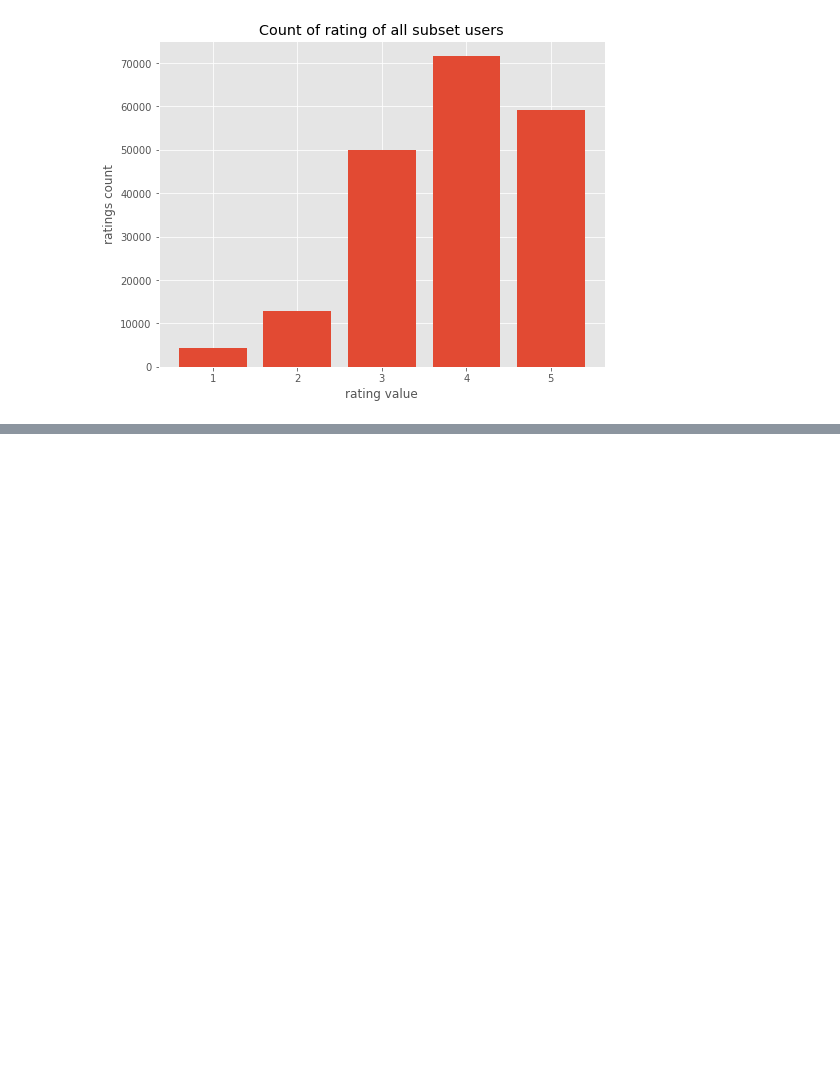
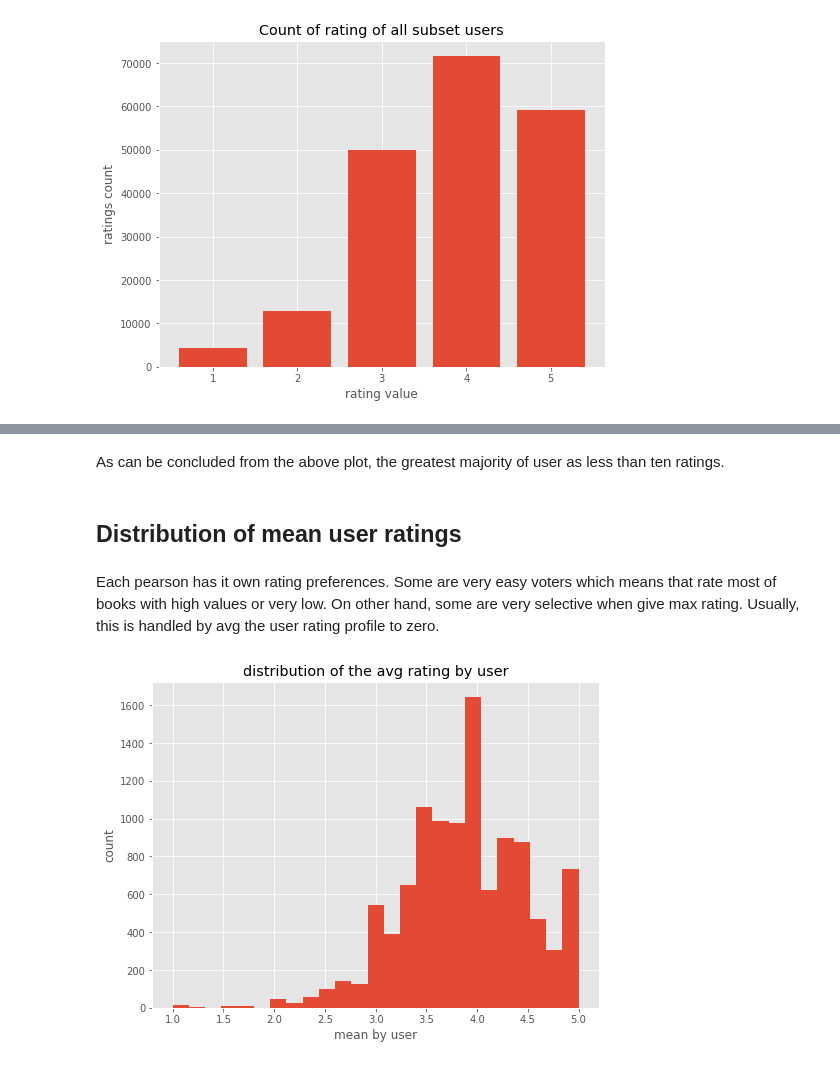
Before and after one commit to tiagocabo/recommender_systems_examples, a Jupyter notebook: Standfor_youtube.ipynb, the cells around one changed output, grey strips where cells are left out. Saved outputs shown, nothing was run; the diff lists cells and outputs as text; code cells hidden in the pictures; blank space fills up the shorter version.

```diff
--- a/Standfor_youtube.ipynb
+++ b/Standfor_youtube.ipynb
@@ -213,0 +221,13 @@ sorted(subset_ratings_df.rating.unique())
+# %% [markdown]
+As can be concluded from the above plot, the greatest majority of user as less than ten ratings.
+# %% [markdown]
+## Distribution of mean user ratings
+# %% [markdown]
+Each pearson has it own rating preferences. Some are very easy voters which means that rate most of books with high values or very low. On other hand, some are very selective when give max rating. Usually, this is handled by avg the user rating profile to zero.
+# %%
+subset_ratings_df.groupby('user_id').mean()['rating'].hist(bins=25, figsize=(8,6))
+_ = plt.title('distribution of the avg rating by user')
+_ = plt.ylabel('count')
+_ = plt.xlabel('mean by user')
+# %% [output]
+[figure, added]
```
Also changed, not shown: parts of 19 cells of this notebook.
